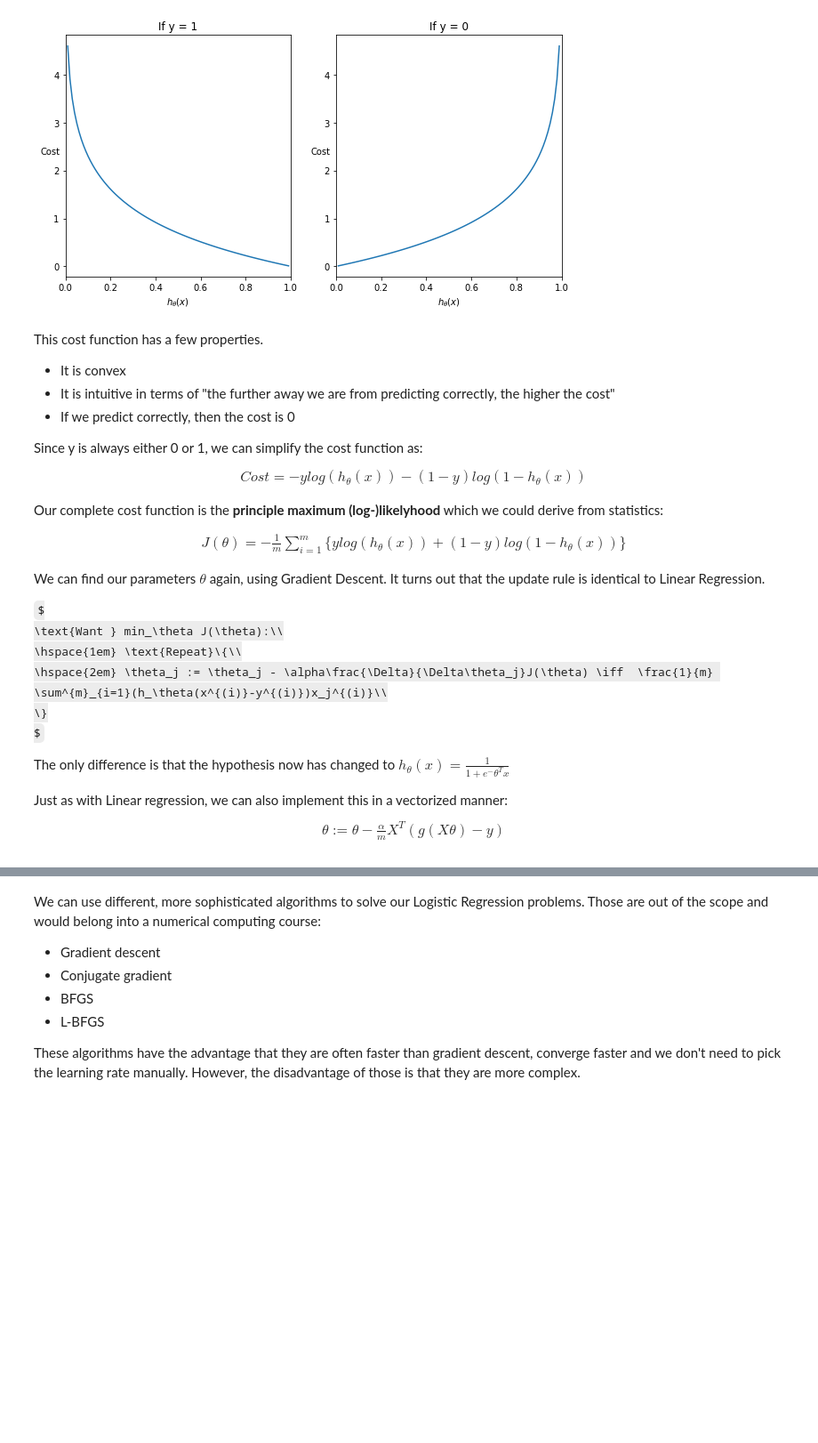
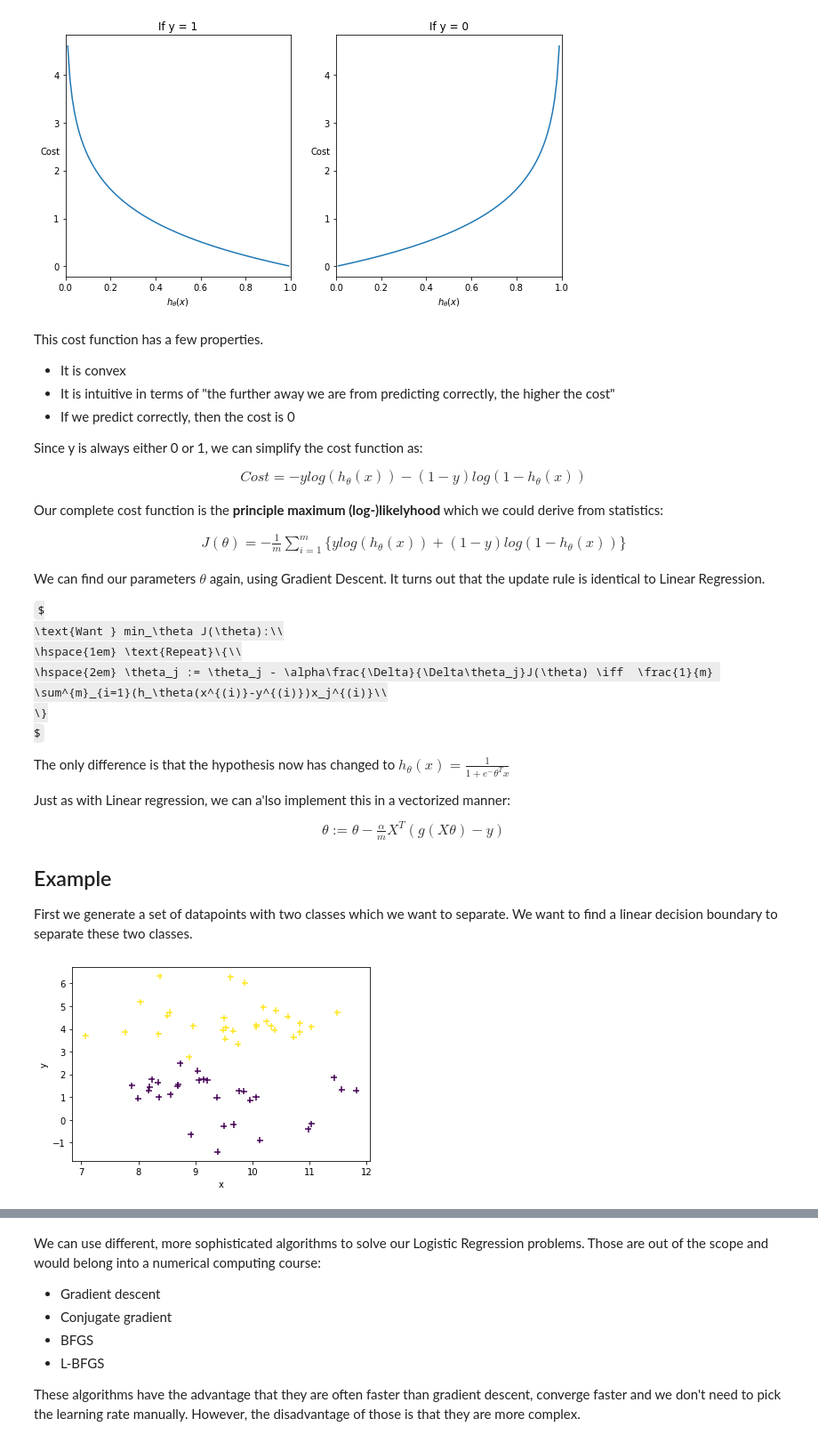
Before and after one commit to Dexter192/Coursera-AndrewNg-MachineLearning, a Jupyter notebook: Notebooks/Logistic Regression.ipynb, the cells around one changed output, grey strips where cells are left out. Shown at 89% size. Saved outputs shown, nothing was run; the diff lists cells and outputs as text; code cells hidden in the pictures; some formulas as TeX source; blank space fills up the shorter version.

Commit message:
Logistic Regression

```diff
--- a/Notebooks/Logistic Regression.ipynb
+++ b/Notebooks/Logistic Regression.ipynb
@@ -219,7 +219,11 @@ $
 
 The only difference is that the hypothesis now has changed to $h_\theta(x) = \frac{1}{1+e^-\theta^Tx}$
 
-Just as with Linear regression, we can also implement this in a vectorized manner:
+Just as with Linear regression, we can a'lso implement this in a vectorized manner:
 \begin{align}
   \theta := \theta -\frac{\alpha}{m}X^T(g(X\theta) - y)
 \end{align}
+
+## Example
+
+First we generate a set of datapoints with two classes which we want to separate. We want to find a linear decision boundary to separate these two classes.
@@ -233,0 +230,15 @@ def cost_function(theta, x, y):
+# %%
+from sklearn.datasets import make_blobs
+import matplotlib.pyplot as plt
+import math
+
+x, y = make_blobs(n_samples=60, centers=2, n_features=2,random_state=4)
+
+label = ['red','green']
+fig, ax = plt.subplots()
+ax.scatter(x[:,0], x[:,1], c=y, marker='+',s=50)
+ax.set_xlabel('x')
+ax.set_ylabel('y')
+plt.show()
+# %% [output]
+[figure, added]
```
Also changed, not shown: parts of 6 cells of this notebook, 2 other files.
